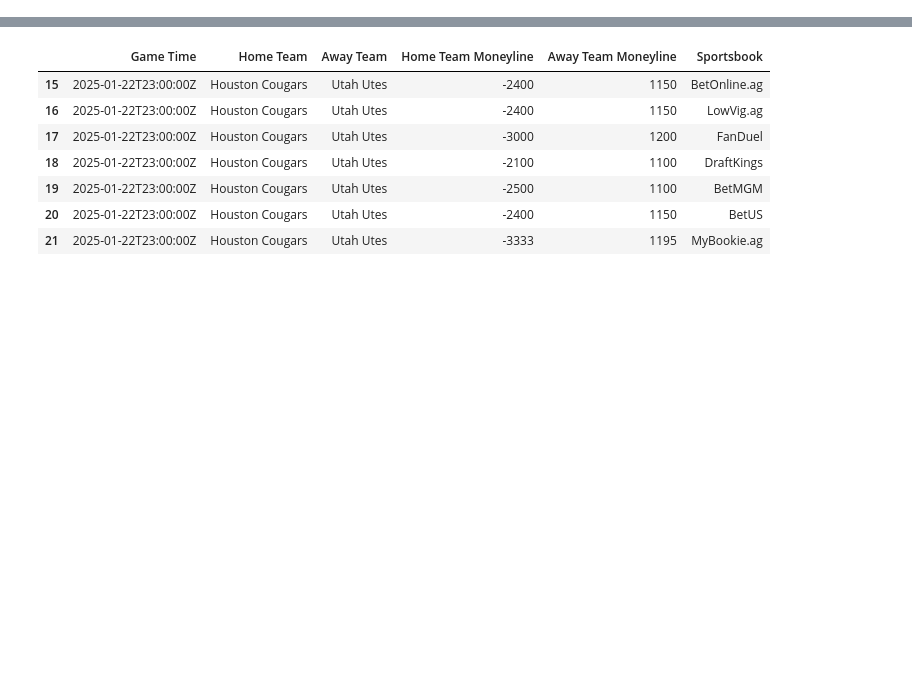
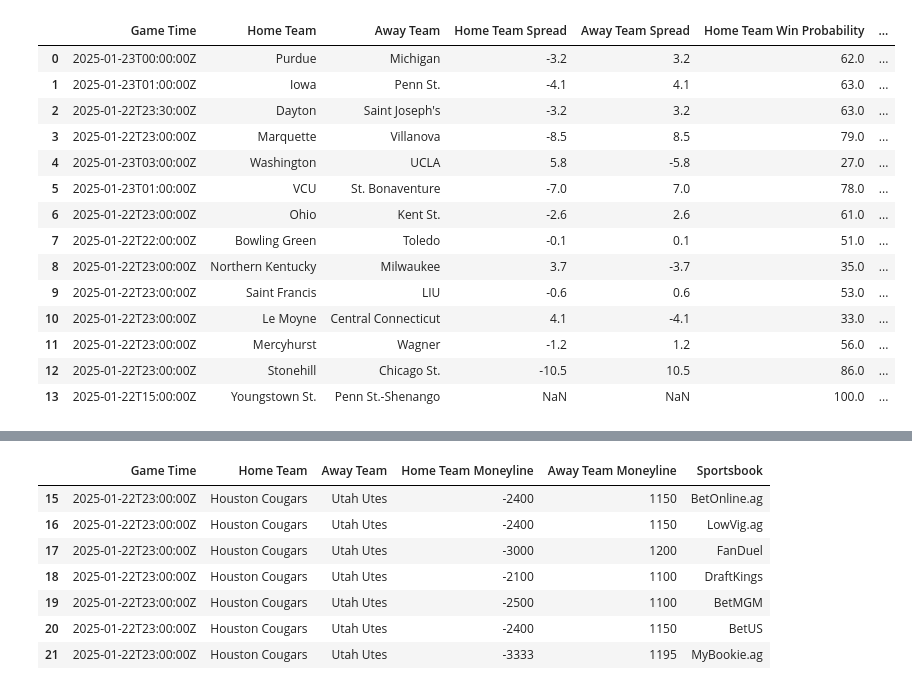
Before and after one commit to shaanchanchani/cbb-odds-scraper, a Jupyter notebook: nb.ipynb, the cells around one changed output, grey strips where cells are left out. Saved outputs shown, nothing was run; the diff lists cells and outputs as text; code cells hidden in the pictures; blank space fills up the shorter version.

```diff
--- a/nb.ipynb
+++ b/nb.ipynb
@@ -9,18 +9,18 @@ from scrapers import (
 from oddsapi import get_odds_data, get_moneyline_odds, get_spread_odds, get_totals_odds
 import pandas as pd
 
-# barttorvik_df = get_barttorvik_df()
+barttorvik_df = get_barttorvik_df()
 # dratings_df = get_dratings_df()
-# evanmiya_df = get_evanmiya_df()
-# kenpom_df = get_kenpom_df()
+evanmiya_df = get_evanmiya_df()
+kenpom_df = get_kenpom_df()
 # massey_df = get_massey_df()
 
 
-# odds_data = get_odds_data()
+odds_data = get_odds_data()
 
-# moneyline_odds = get_moneyline_odds(odds_data)
-# spread_odds = get_spread_odds(odds_data)
-# totals_odds = get_totals_odds(odds_data)
+moneyline_odds = get_moneyline_odds(odds_data)
+spread_odds = get_spread_odds(odds_data)
+totals_odds = get_totals_odds(odds_data)
 
 
-# crosswalk_df = pd.read_csv('crosswalk.csv')
+crosswalk_df = pd.read_csv('crosswalk.csv')
@@ -26,0 +51,18 @@ import pandas as pd
+# %%
+barttorvik_df
+# %% [output]
+|  | Game Time | Home Team | Away Team | Home Team Spread | Away Team Spread | Home Team Win Probability | ... |
+| 0 | 2025-01-23T00:00:00Z | Purdue | Michigan | -3.2 | 3.2 | 62.0 | ... |
+| 1 | 2025-01-23T01:00:00Z | Iowa | Penn St. | -4.1 | 4.1 | 63.0 | ... |
+| 2 | 2025-01-22T23:30:00Z | Dayton | Saint Joseph's | -3.2 | 3.2 | 63.0 | ... |
+| 3 | 2025-01-22T23:00:00Z | Marquette | Villanova | -8.5 | 8.5 | 79.0 | ... |
+| 4 | 2025-01-23T03:00:00Z | Washington | UCLA | 5.8 | -5.8 | 27.0 | ... |
+| 5 | 2025-01-23T01:00:00Z | VCU | St. Bonaventure | -7.0 | 7.0 | 78.0 | ... |
+| 6 | 2025-01-22T23:00:00Z | Ohio | Kent St. | -2.6 | 2.6 | 61.0 | ... |
+| 7 | 2025-01-22T22:00:00Z | Bowling Green | Toledo | -0.1 | 0.1 | 51.0 | ... |
+| 8 | 2025-01-22T23:00:00Z | Northern Kentucky | Milwaukee | 3.7 | -3.7 | 35.0 | ... |
+| 9 | 2025-01-22T23:00:00Z | Saint Francis | LIU | -0.6 | 0.6 | 53.0 | ... |
+| 10 | 2025-01-22T23:00:00Z | Le Moyne | Central Connecticut | 4.1 | -4.1 | 33.0 | ... |
+| 11 | 2025-01-22T23:00:00Z | Mercyhurst | Wagner | -1.2 | 1.2 | 56.0 | ... |
+| 12 | 2025-01-22T23:00:00Z | Stonehill | Chicago St. | -10.5 | 10.5 | 86.0 | ... |
+| 13 | 2025-01-22T15:00:00Z | Youngstown St. | Penn St.-Shenango | NaN | NaN | 100.0 | ... |
```
Also changed, not shown: parts of 28 cells of this notebook, 14 other files.
